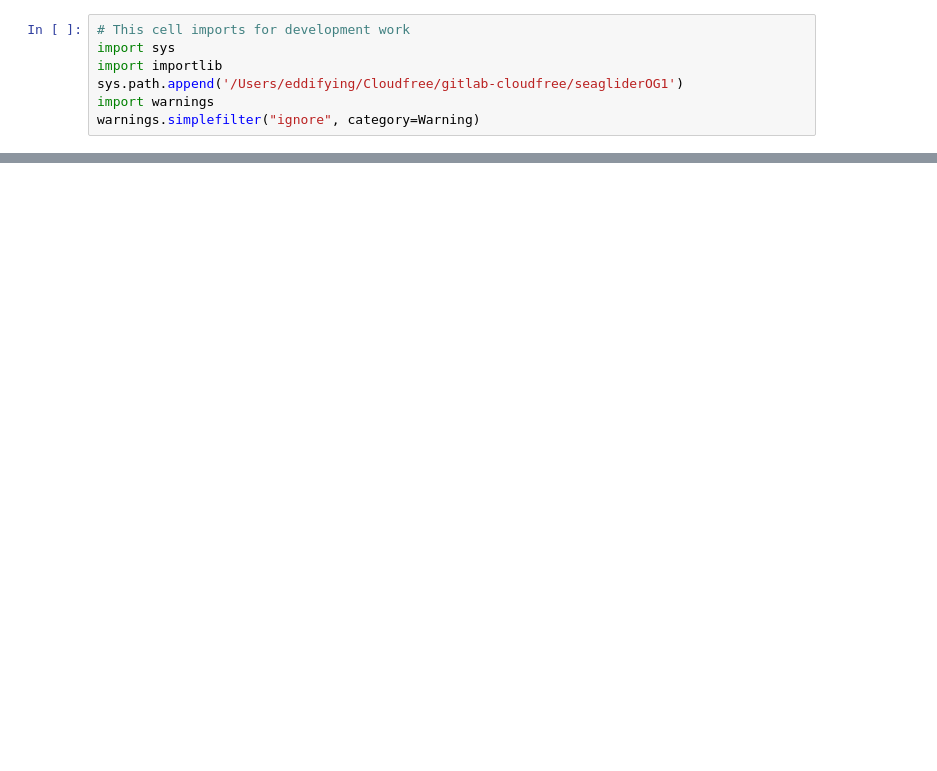
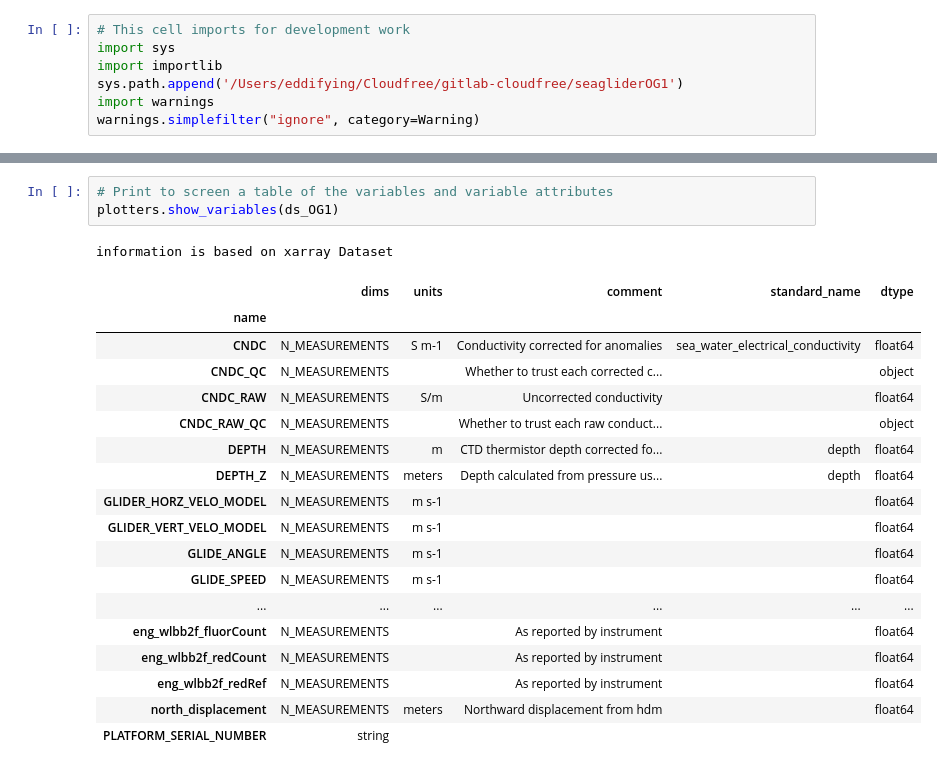
Before and after one commit to ocean-uhh/seagliderOG1, a Jupyter notebook: notebooks/demo.ipynb, the cells around one changed output, grey strips where cells are left out. Cells and saved outputs as stored; diff of their text form; blank space fills up the shorter version.

```diff
--- a/notebooks/demo.ipynb
+++ b/notebooks/demo.ipynb
@@ -45 +121,24 @@ ds_OG1 = convertOG1.convert_to_OG1(ds)
+# %%
+# Print to screen a table of the variables and variable attributes
+plotters.show_variables(ds_OG1)
+# %% [output]
+information is based on xarray Dataset
+|  | dims | units | comment | standard_name | dtype |
+| name |  |  |  |  |  |
+| CNDC | N_MEASUREMENTS | S m-1 | Conductivity corrected for anomalies | sea_water_electrical_conductivity | float64 |
+| CNDC_QC | N_MEASUREMENTS |  | Whether to trust each corrected c... |  | object |
+| CNDC_RAW | N_MEASUREMENTS | S/m | Uncorrected conductivity |  | float64 |
+| CNDC_RAW_QC | N_MEASUREMENTS |  | Whether to trust each raw conduct... |  | object |
+| DEPTH | N_MEASUREMENTS | m | CTD thermistor depth corrected fo... | depth | float64 |
+| DEPTH_Z | N_MEASUREMENTS | meters | Depth calculated from pressure us... | depth | float64 |
+| GLIDER_HORZ_VELO_MODEL | N_MEASUREMENTS | m s-1 |  |  | float64 |
+| GLIDER_VERT_VELO_MODEL | N_MEASUREMENTS | m s-1 |  |  | float64 |
+| GLIDE_ANGLE | N_MEASUREMENTS | m s-1 |  |  | float64 |
+| GLIDE_SPEED | N_MEASUREMENTS | m s-1 |  |  | float64 |
+| ... | ... | ... | ... | ... | ... |
+| eng_wlbb2f_fluorCount | N_MEASUREMENTS |  | As reported by instrument |  | float64 |
+| eng_wlbb2f_redCount | N_MEASUREMENTS |  | As reported by instrument |  | float64 |
+| eng_wlbb2f_redRef | N_MEASUREMENTS |  | As reported by instrument |  | float64 |
+| north_displacement | N_MEASUREMENTS | meters | Northward displacement from hdm |  | float64 |
+| PLATFORM_SERIAL_NUMBER | string |  |  |  |  |
 # %% [markdown]
```
Also changed, not shown: parts of 26 cells of this notebook, 4 other files.
